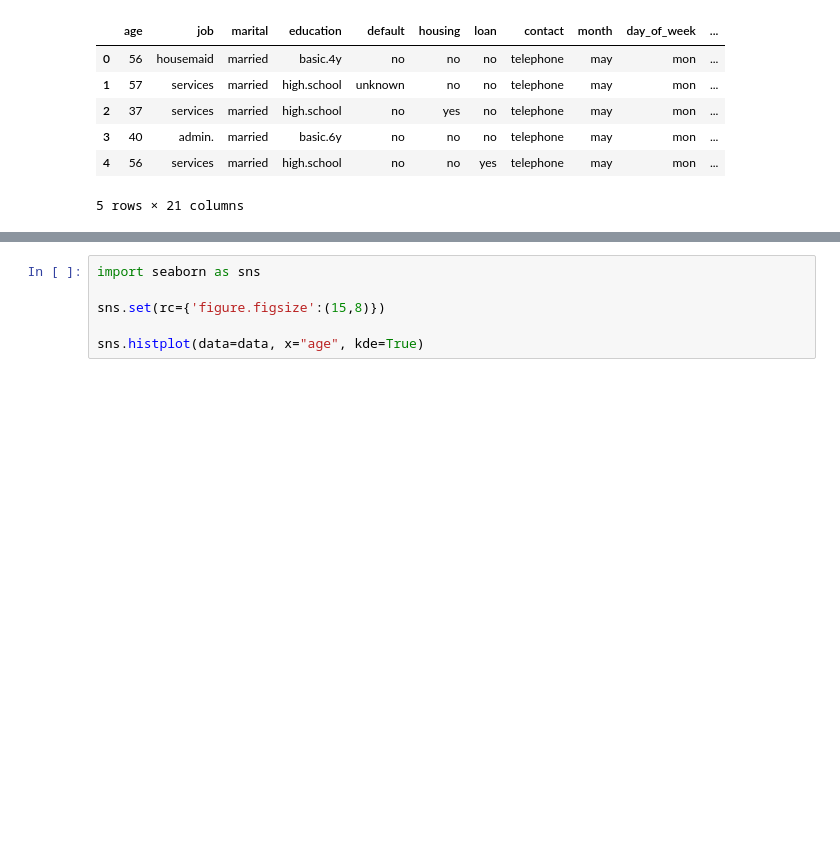
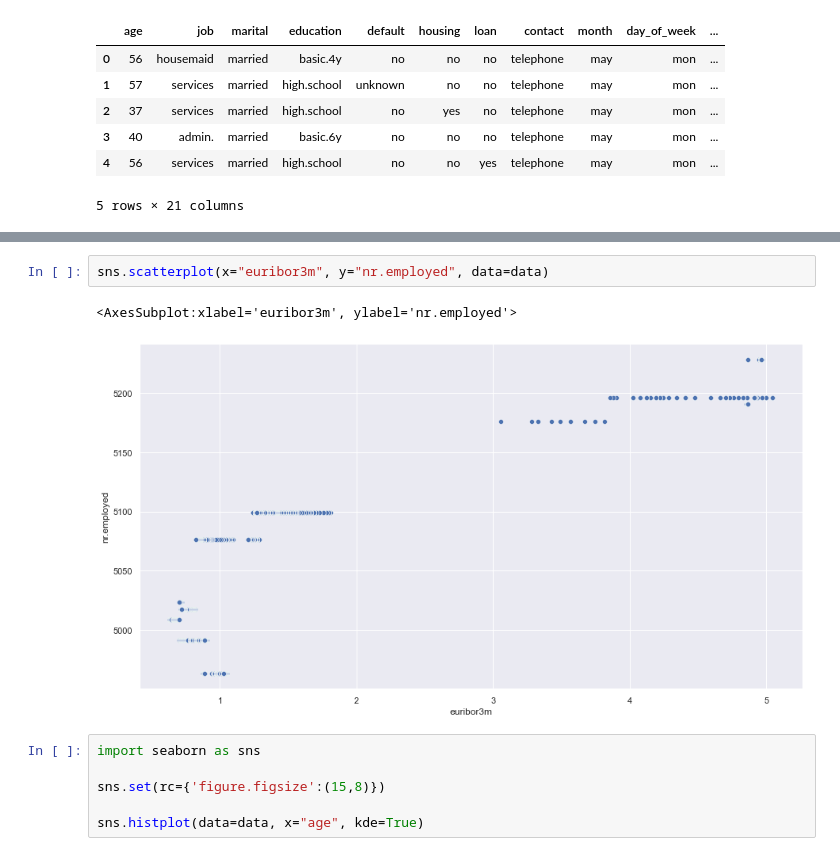
Before and after one commit to marek-dalida/bank-marketing-analysis, a Jupyter notebook: bank-marketing.ipynb, the cells around one changed output, grey strips where cells are left out. Drawn from its saved outputs; the diff is of its cells as text; blank space fills up the shorter version.

```diff
--- a/bank-marketing.ipynb
+++ b/bank-marketing.ipynb
@@ -47,3 +59,8 @@ data.describe()
+# %%
+sns.scatterplot(x="euribor3m", y="nr.employed", data=data)
+# %% [output]
+<AxesSubplot:xlabel='euribor3m', ylabel='nr.employed'>
+[figure, added]
 # %%
 import seaborn as sns
 
```
Also changed, not shown: parts of 11 cells of this notebook.
